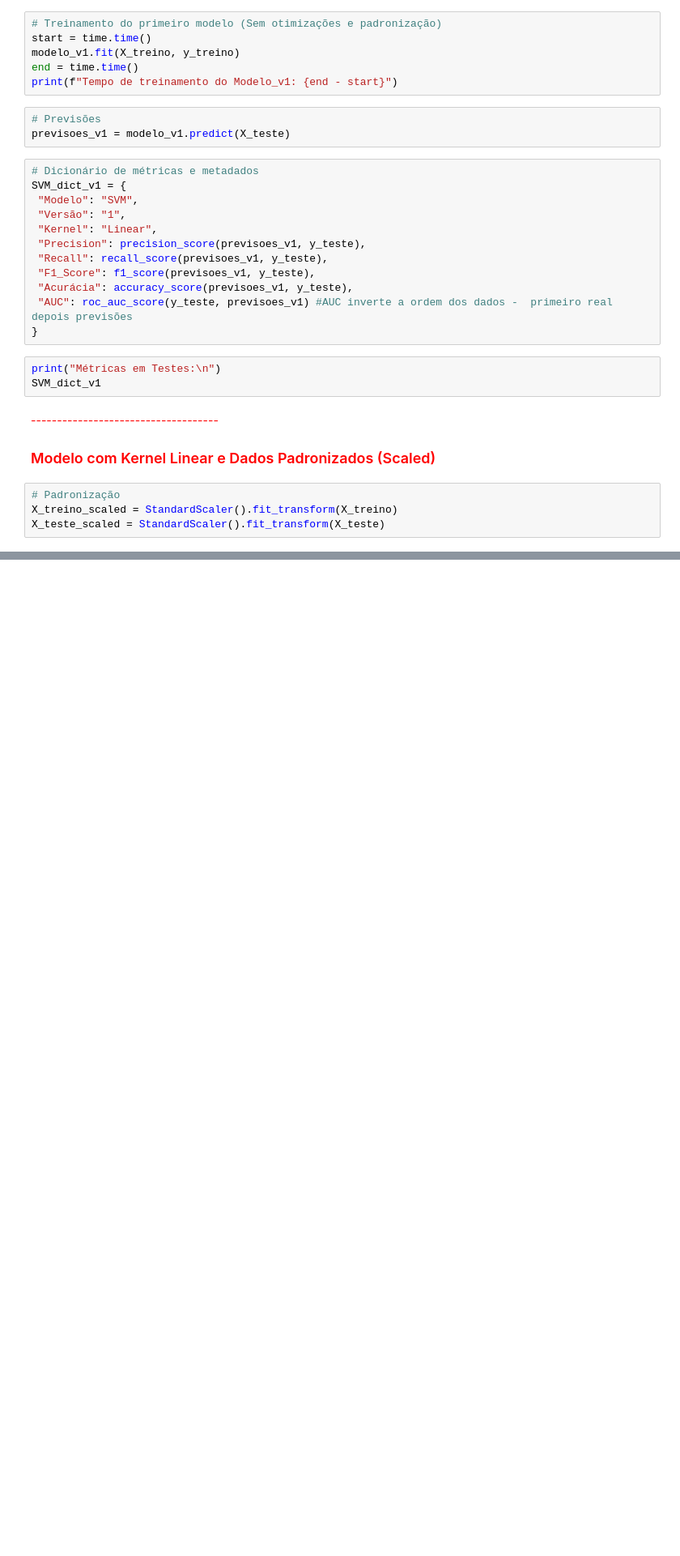
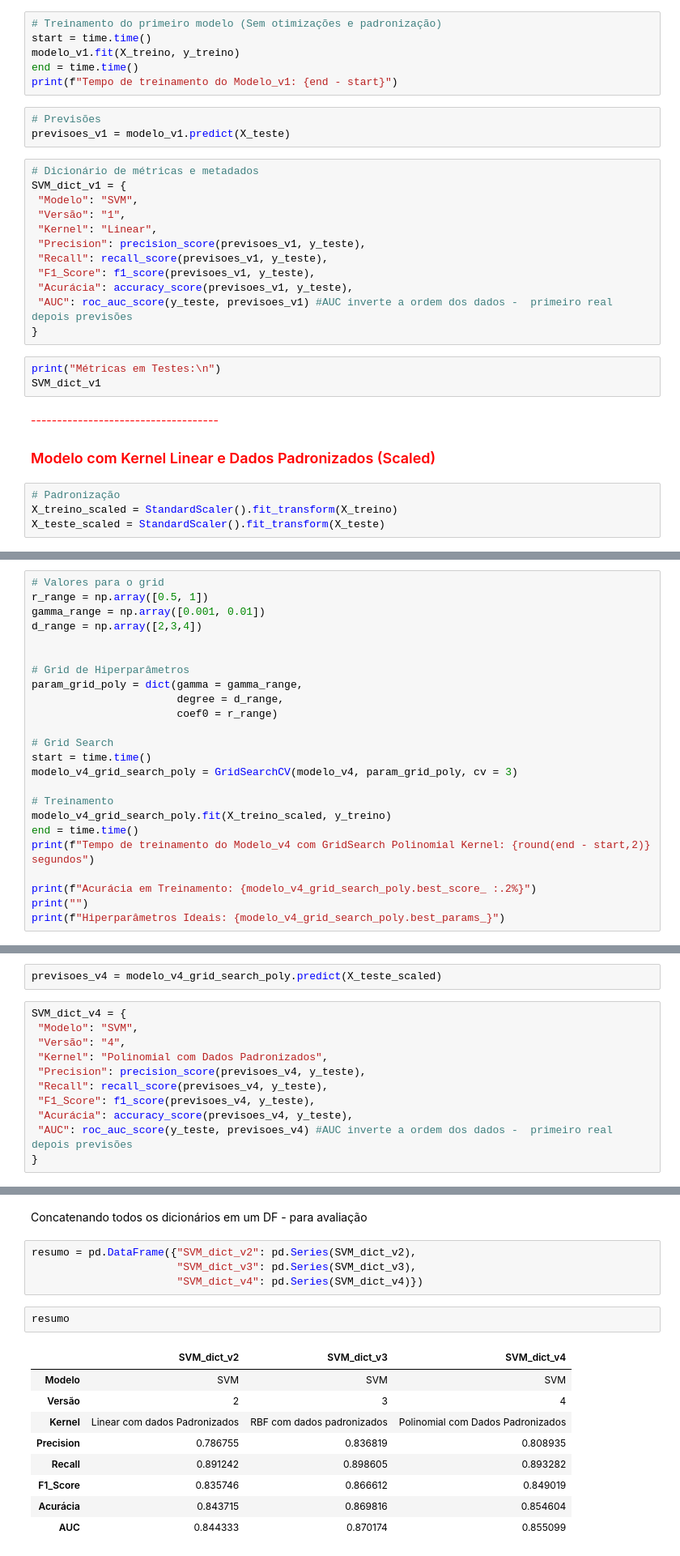
Before and after one commit to alyssonmontovanelli/formacao_dataScience_DSA, a Jupyter notebook: 04_machineLearning/Cap11_Support_Vector_Machine_SVM/04_SVM_MiniProjeto_Py.ipynb, the cells around one changed output, grey strips where cells are left out. Shown at 81% size. Drawn from its saved outputs; the diff is of its cells as text; blank space fills up the shorter version.

Commit message:
SVM_Python_RBF_Poly_Linear

```diff
--- a/04_machineLearning/Cap11_Support_Vector_Machine_SVM/04_SVM_MiniProjeto_Py.ipynb
+++ b/04_machineLearning/Cap11_Support_Vector_Machine_SVM/04_SVM_MiniProjeto_Py.ipynb
@@ -536,0 +642,24 @@ X_teste_scaled = StandardScaler().fit_transform(X_teste)
+# %%
+# Valores para o grid
+r_range = np.array([0.5, 1])
+gamma_range = np.array([0.001, 0.01])
+d_range = np.array([2,3,4])
+
+
+# Grid de Hiperparâmetros
+param_grid_poly = dict(gamma = gamma_range,
+                       degree = d_range,
+                       coef0 = r_range)
+
+# Grid Search
+start = time.time()
+modelo_v4_grid_search_poly = GridSearchCV(modelo_v4, param_grid_poly, cv = 3)
+
+# Treinamento
+modelo_v4_grid_search_poly.fit(X_treino_scaled, y_treino)
+end = time.time()
+print(f"Tempo de treinamento do Modelo_v4 com GridSearch Polinomial Kernel: {round(end - start,2)} segundos")
+
+print(f"Acurácia em Treinamento: {modelo_v4_grid_search_poly.best_score_ :.2%}")
+print("")
+print(f"Hiperparâmetros Ideais: {modelo_v4_grid_search_poly.best_params_}")
@@ -536,0 +671,13 @@ X_teste_scaled = StandardScaler().fit_transform(X_teste)
+# %%
+previsoes_v4 = modelo_v4_grid_search_poly.predict(X_teste_scaled)
+# %%
+SVM_dict_v4 = {
+ "Modelo": "SVM",
+ "Versão": "4",
+ "Kernel": "Polinomial com Dados Padronizados",
+ "Precision": precision_score(previsoes_v4, y_teste),
+ "Recall": recall_score(previsoes_v4, y_teste),
+ "F1_Score": f1_score(previsoes_v4, y_teste),
+ "Acurácia": accuracy_score(previsoes_v4, y_teste),
+ "AUC": roc_auc_score(y_teste, previsoes_v4) #AUC inverte a ordem dos dados -  primeiro real depois previsões
+}
@@ -536,0 +697,18 @@ X_teste_scaled = StandardScaler().fit_transform(X_teste)
+# %% [markdown]
+<font color = "gree">Concatenando todos os dicionários em um DF - para avaliação
+# %%
+resumo = pd.DataFrame({"SVM_dict_v2": pd.Series(SVM_dict_v2),
+                       "SVM_dict_v3": pd.Series(SVM_dict_v3),
+                       "SVM_dict_v4": pd.Series(SVM_dict_v4)})
+# %%
+resumo
+# %% [output]
+|  | SVM_dict_v2 | SVM_dict_v3 | SVM_dict_v4 |
+| Modelo | SVM | SVM | SVM |
+| Versão | 2 | 3 | 4 |
+| Kernel | Linear com dados Padronizados | RBF com dados padronizados | Polinomial com Dados Padronizados |
+| Precision | 0.786755 | 0.836819 | 0.808935 |
+| Recall | 0.891242 | 0.898605 | 0.893282 |
+| F1_Score | 0.835746 | 0.866612 | 0.849019 |
+| Acurácia | 0.843715 | 0.869816 | 0.854604 |
+| AUC | 0.844333 | 0.870174 | 0.855099 |
```
Also changed, not shown: parts of 23 cells of this notebook.
